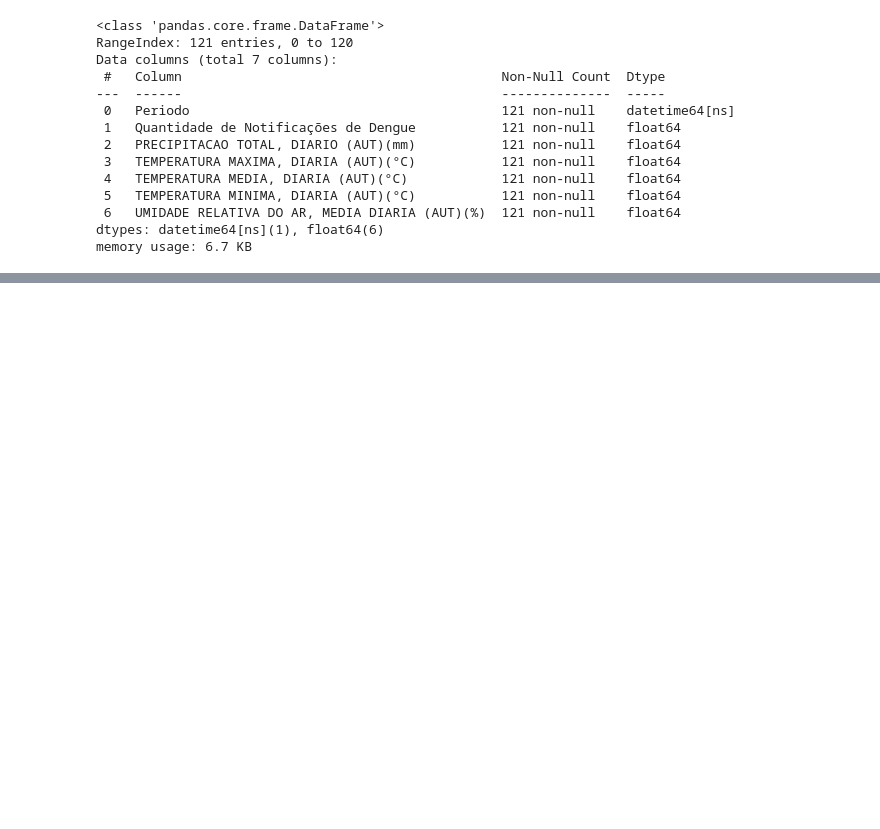
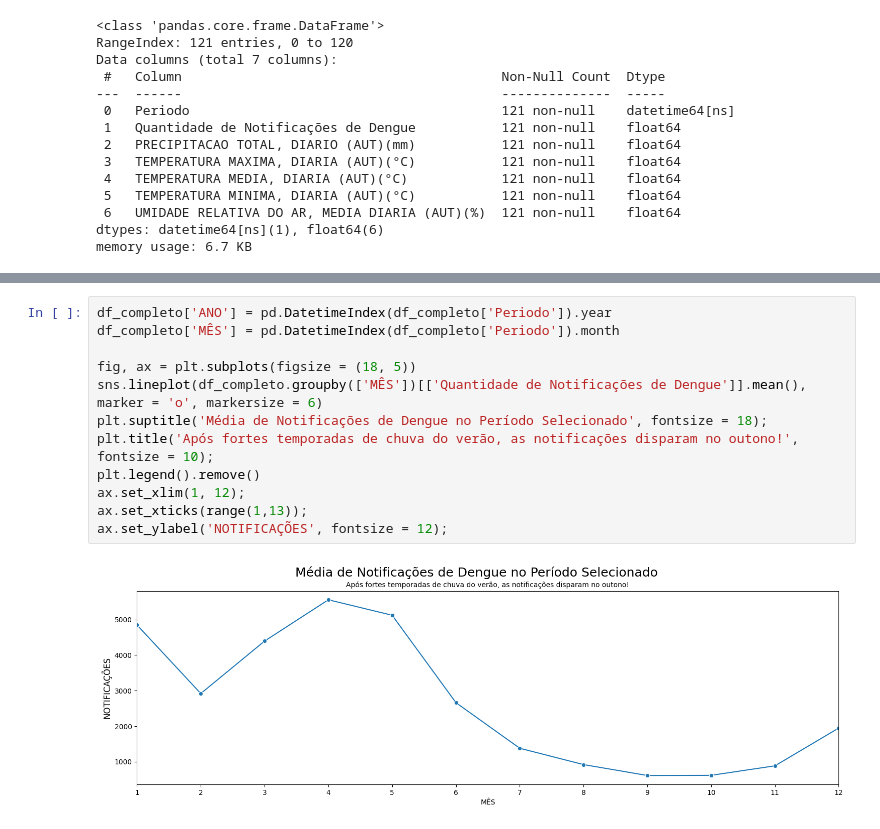
Before and after one commit to jeantorre/projeto_aplicado_MBA, a Jupyter notebook: previsao_dengue_rj.ipynb, the cells around one changed output, grey strips where cells are left out. Drawn from its saved outputs; the diff is of its cells as text; blank space fills up the shorter version.

```diff
--- a/previsao_dengue_rj.ipynb
+++ b/previsao_dengue_rj.ipynb
@@ -459,0 +490,14 @@ df_completo.head(5)
+# %%
+df_completo['ANO'] = pd.DatetimeIndex(df_completo['Periodo']).year
+df_completo['MÊS'] = pd.DatetimeIndex(df_completo['Periodo']).month
+
+fig, ax = plt.subplots(figsize = (18, 5))
+sns.lineplot(df_completo.groupby(['MÊS'])[['Quantidade de Notificações de Dengue']].mean(), marker = 'o', markersize = 6)
+plt.suptitle('Média de Notificações de Dengue no Período Selecionado', fontsize = 18);
+plt.title('Após fortes temporadas de chuva do verão, as notificações disparam no outono!', fontsize = 10);
+plt.legend().remove()
+ax.set_xlim(1, 12);
+ax.set_xticks(range(1,13));
+ax.set_ylabel('NOTIFICAÇÕES', fontsize = 12);
+# %% [output]
+[figure, added]
```
Also changed, not shown: parts of 8 cells of this notebook.
